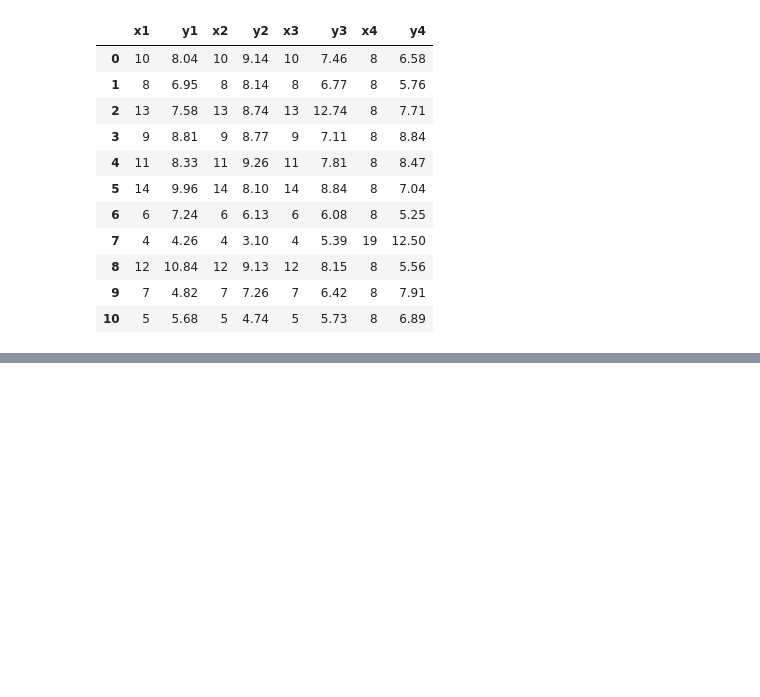
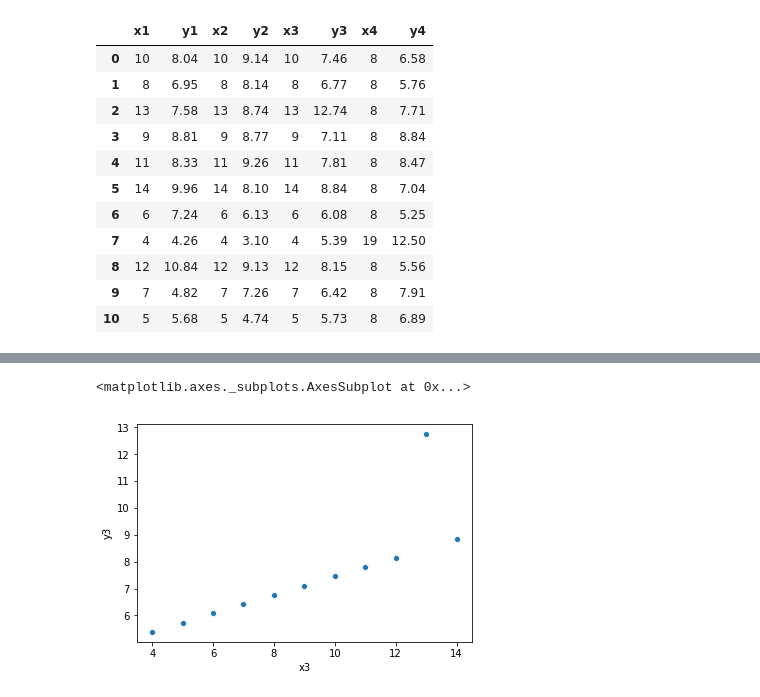
Before and after one commit to beccycole/anscombe-1, a Jupyter notebook: anscombe.ipynb, the cells around one changed output, grey strips where cells are left out. Saved outputs shown, nothing was run; the diff lists cells and outputs as text; code cells hidden in the pictures; blank space fills up the shorter version.

```diff
--- a/anscombe.ipynb
+++ b/anscombe.ipynb
@@ -27,0 +56,5 @@ df
+# %%
+sns.scatterplot(x="x3", y="y3", data=df)
+# %% [output]
+<matplotlib.axes._subplots.AxesSubplot at 0x...>
+[figure, added]
```
Also changed, not shown: parts of 9 cells of this notebook.
